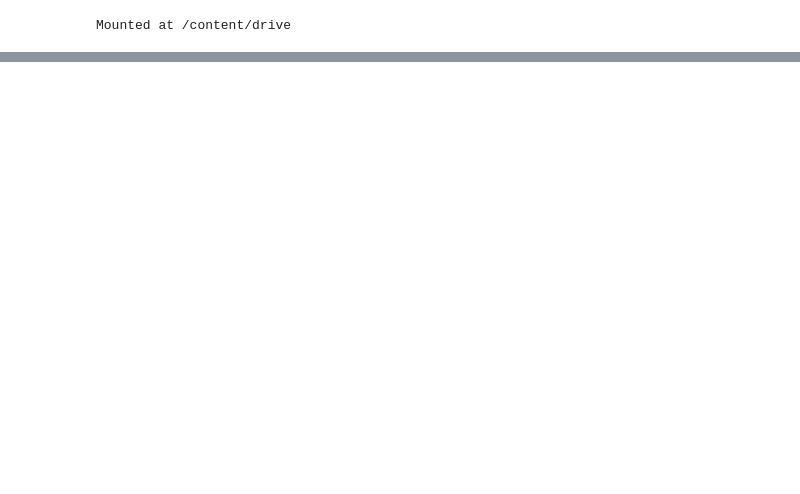
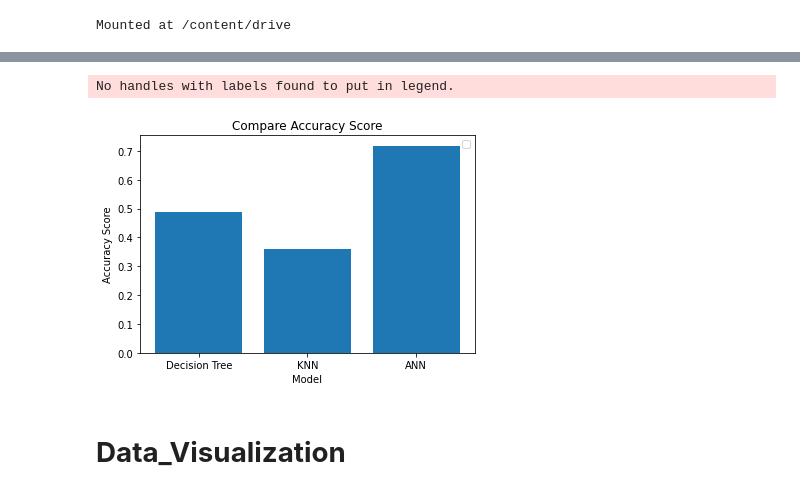
Before and after one commit to Supaporn-Bututham/DWDM21, a Jupyter notebook: Project_DWDM.ipynb, the cells around one changed output, grey strips where cells are left out. Drawn from its saved outputs; the diff is of its cells as text; code cells hidden in the pictures; blank space fills up the shorter version.

```diff
--- a/Project_DWDM.ipynb
+++ b/Project_DWDM.ipynb
@@ -204,0 +1146,7 @@ data_straffic
+# %%
+perceptron2_final = MLPClassifier(random_state=6, max_iter=2000,hidden_layer_sizes=10,learning_rate_init=0.005)
+#Train
+perceptron2_final.fit(X_train,y_train)
+#Test
+perceptron2final_result = perceptron2_final.predict(X_test)
+accuracy_score(y_test,perceptron2final_result) # นั่นคือ มีความแม่นยำ 71.79 %
@@ -204,0 +1159,4 @@ data_straffic
+# %%
+# เปรียบเทียบค่าความแม่นยำ (accuracy_score) ของแต่ละ model
+Decision_Tree = accuracy_score(y_test, mytreefinal_result)
+Decision_Tree # นั่นคือ มีความแม่นยำ 48.72 %
@@ -204,0 +1165,3 @@ data_straffic
+# %%
+KNN = accuracy_score(y_test, KNN2final_result)
+KNN # นั่นคือ มีความแม่นยำ 35.90 %
@@ -204,0 +1170,3 @@ data_straffic
+# %%
+Neural_Network = accuracy_score(y_test,perceptron2final_result)
+Neural_Network # นั่นคือมีความแม่นยำ 71.79 % ดังนั้นจึงเลือก model นี้เนื่องจากมีความแม่นยำสูงที่สุด
@@ -204,0 +1196,16 @@ data_straffic
+# %%
+# กราฟเปรียบเทียบความแม่นยำของการวัดผลการทำ classification ด้วย model ต่างๆ
+from matplotlib import pyplot as plt
+labels = ['Decision Tree','KNN','ANN']
+accuracy = [Decision_Tree,KNN,Neural_Network]
+#plot
+plt.bar(labels,accuracy)
+plt.ylabel('Accuracy Score')
+plt.xlabel('Model')
+plt.title('Compare Accuracy Score')
+plt.legend();
+# %% [output]
+No handles with labels found to put in legend.
+[figure, added]
+# %% [markdown]
+# **Data_Visualization**
```
Also changed, not shown: parts of 172 cells of this notebook.
